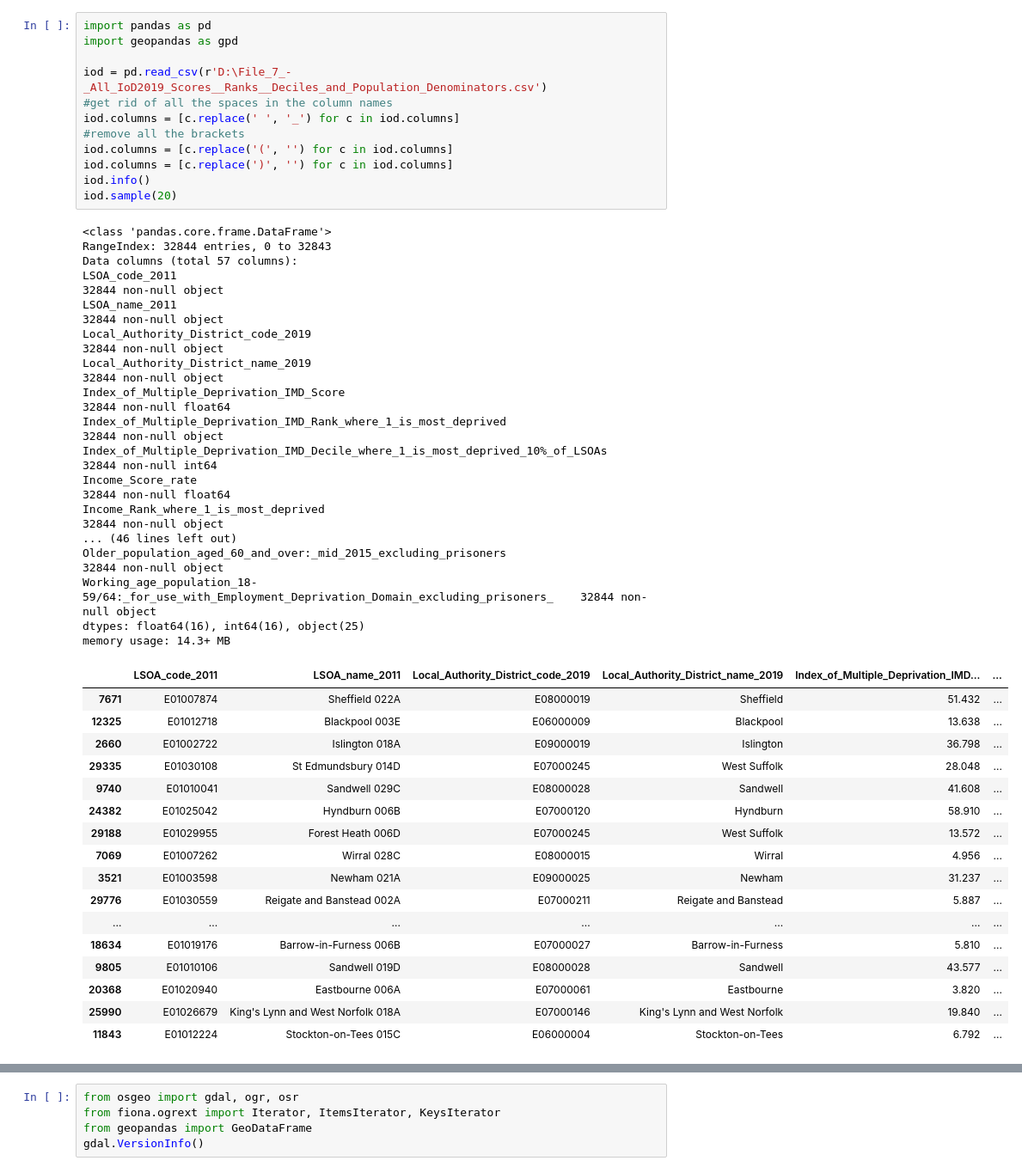
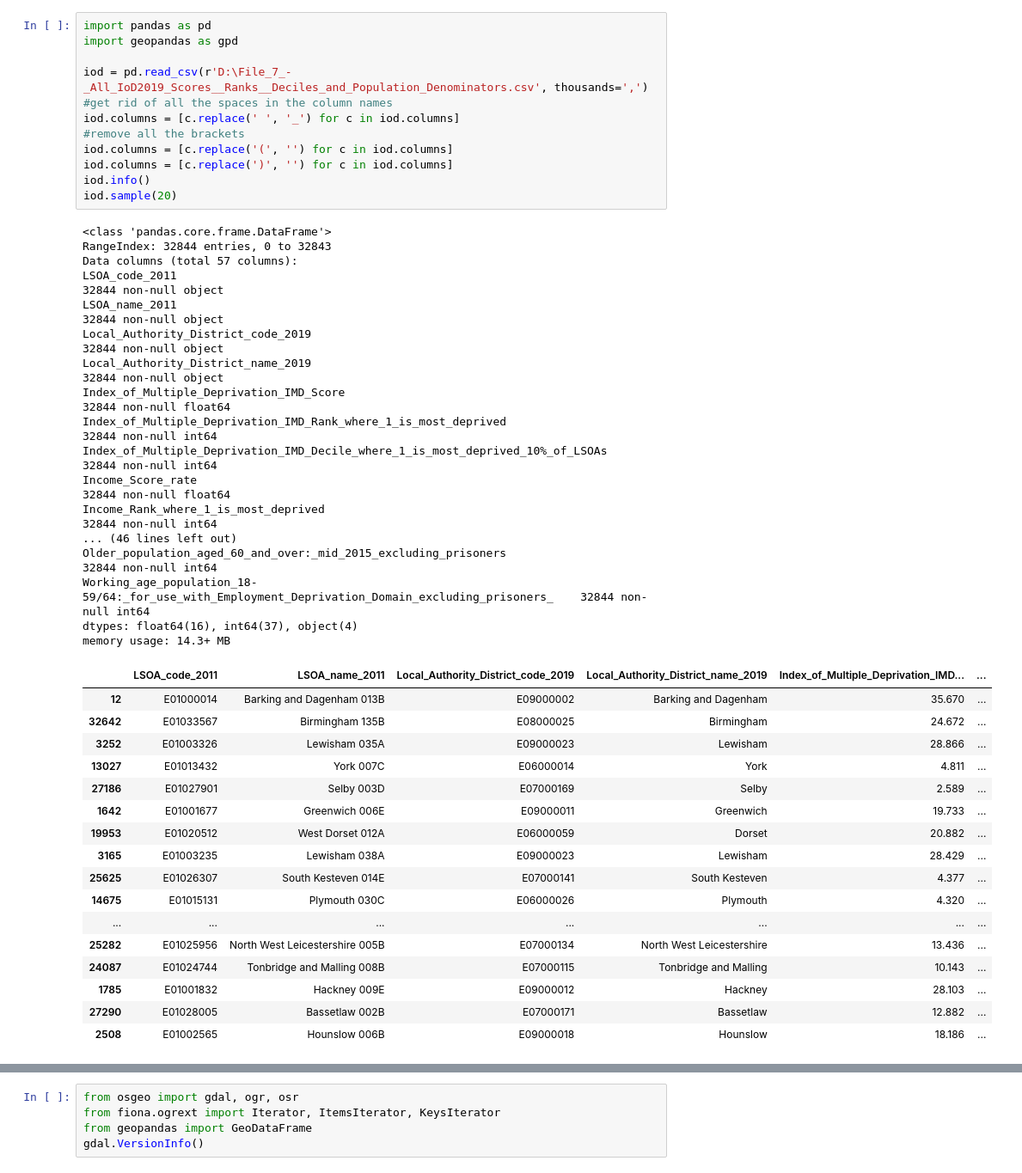
Before and after one commit to EnglishDevil/dbpractice, a Jupyter notebook: Craven Mult Ind Depre practice.ipynb, the cells around one changed output, grey strips where cells are left out. Shown at 86% size. Cells and saved outputs as stored; diff of their text form.

```diff
--- a/Craven Mult Ind Depre practice.ipynb
+++ b/Craven Mult Ind Depre practice.ipynb
@@ -1,50 +1,50 @@
 # %%
 import pandas as pd
 import geopandas as gpd
 
-iod = pd.read_csv(r'D:\File_7_-_All_IoD2019_Scores__Ranks__Deciles_and_Population_Denominators.csv')
+iod = pd.read_csv(r'D:\File_7_-_All_IoD2019_Scores__Ranks__Deciles_and_Population_Denominators.csv', thousands=',')
 #get rid of all the spaces in the column names
 iod.columns = [c.replace(' ', '_') for c in iod.columns]
 #remove all the brackets
 iod.columns = [c.replace('(', '') for c in iod.columns]
 iod.columns = [c.replace(')', '') for c in iod.columns]
 iod.info()
 iod.sample(20)
 # %% [output]
 <class 'pandas.core.frame.DataFrame'>
 RangeIndex: 32844 entries, 0 to 32843
 Data columns (total 57 columns):
 LSOA_code_2011                                                                                      32844 non-null object
 LSOA_name_2011                                                                                      32844 non-null object
 Local_Authority_District_code_2019                                                                  32844 non-null object
 Local_Authority_District_name_2019                                                                  32844 non-null object
 Index_of_Multiple_Deprivation_IMD_Score                                                             32844 non-null float64
-Index_of_Multiple_Deprivation_IMD_Rank_where_1_is_most_deprived                                     32844 non-null object
+Index_of_Multiple_Deprivation_IMD_Rank_where_1_is_most_deprived                                     32844 non-null int64
 Index_of_Multiple_Deprivation_IMD_Decile_where_1_is_most_deprived_10%_of_LSOAs                      32844 non-null int64
 Income_Score_rate                                                                                   32844 non-null float64
-Income_Rank_where_1_is_most_deprived                                                                32844 non-null object
+Income_Rank_where_1_is_most_deprived                                                                32844 non-null int64
 ... (46 lines left out)
-Older_population_aged_60_and_over:_mid_2015_excluding_prisoners                                     32844 non-null object
-Working_age_population_18-59/64:_for_use_with_Employment_Deprivation_Domain_excluding_prisoners_    32844 non-null object
-dtypes: float64(16), int64(16), object(25)
+Older_population_aged_60_and_over:_mid_2015_excluding_prisoners                                     32844 non-null int64
+Working_age_population_18-59/64:_for_use_with_Employment_Deprivation_Domain_excluding_prisoners_    32844 non-null int64
+dtypes: float64(16), int64(37), object(4)
 memory usage: 14.3+ MB
 |  | LSOA_code_2011 | LSOA_name_2011 | Local_Authority_District_code_2019 | Local_Authority_District_name_2019 | Index_of_Multiple_Deprivation_IMD... | ... |
-| 7671 | E01007874 | Sheffield 022A | E08000019 | Sheffield | 51.432 | ... |
-| 12325 | E01012718 | Blackpool 003E | E06000009 | Blackpool | 13.638 | ... |
-| 2660 | E01002722 | Islington 018A | E09000019 | Islington | 36.798 | ... |
-| 29335 | E01030108 | St Edmundsbury 014D | E07000245 | West Suffolk | 28.048 | ... |
-| 9740 | E01010041 | Sandwell 029C | E08000028 | Sandwell | 41.608 | ... |
-| 24382 | E01025042 | Hyndburn 006B | E07000120 | Hyndburn | 58.910 | ... |
-| 29188 | E01029955 | Forest Heath 006D | E07000245 | West Suffolk | 13.572 | ... |
-| 7069 | E01007262 | Wirral 028C | E08000015 | Wirral | 4.956 | ... |
-| 3521 | E01003598 | Newham 021A | E09000025 | Newham | 31.237 | ... |
-| 29776 | E01030559 | Reigate and Banstead 002A | E07000211 | Reigate and Banstead | 5.887 | ... |
+| 12 | E01000014 | Barking and Dagenham 013B | E09000002 | Barking and Dagenham | 35.670 | ... |
+| 32642 | E01033567 | Birmingham 135B | E08000025 | Birmingham | 24.672 | ... |
+| 3252 | E01003326 | Lewisham 035A | E09000023 | Lewisham | 28.866 | ... |
+| 13027 | E01013432 | York 007C | E06000014 | York | 4.811 | ... |
+| 27186 | E01027901 | Selby 003D | E07000169 | Selby | 2.589 | ... |
+| 1642 | E01001677 | Greenwich 006E | E09000011 | Greenwich | 19.733 | ... |
+| 19953 | E01020512 | West Dorset 012A | E06000059 | Dorset | 20.882 | ... |
+| 3165 | E01003235 | Lewisham 038A | E09000023 | Lewisham | 28.429 | ... |
+| 25625 | E01026307 | South Kesteven 014E | E07000141 | South Kesteven | 4.377 | ... |
+| 14675 | E01015131 | Plymouth 030C | E06000026 | Plymouth | 4.320 | ... |
 | ... | ... | ... | ... | ... | ... | ... |
-| 18634 | E01019176 | Barrow-in-Furness 006B | E07000027 | Barrow-in-Furness | 5.810 | ... |
-| 9805 | E01010106 | Sandwell 019D | E08000028 | Sandwell | 43.577 | ... |
-| 20368 | E01020940 | Eastbourne 006A | E07000061 | Eastbourne | 3.820 | ... |
-| 25990 | E01026679 | King's Lynn and West Norfolk 018A | E07000146 | King's Lynn and West Norfolk | 19.840 | ... |
-| 11843 | E01012224 | Stockton-on-Tees 015C | E06000004 | Stockton-on-Tees | 6.792 | ... |
+| 25282 | E01025956 | North West Leicestershire 005B | E07000134 | North West Leicestershire | 13.436 | ... |
+| 24087 | E01024744 | Tonbridge and Malling 008B | E07000115 | Tonbridge and Malling | 10.143 | ... |
+| 1785 | E01001832 | Hackney 009E | E09000012 | Hackney | 28.103 | ... |
+| 27290 | E01028005 | Bassetlaw 002B | E07000171 | Bassetlaw | 12.882 | ... |
+| 2508 | E01002565 | Hounslow 006B | E09000018 | Hounslow | 18.186 | ... |
 20 rows × 57 columns
 # %%
 craven = iod.loc[iod['Local_Authority_District_code_2019']=='E07000163']
```
Also changed, not shown: parts of 5 cells of this notebook.
